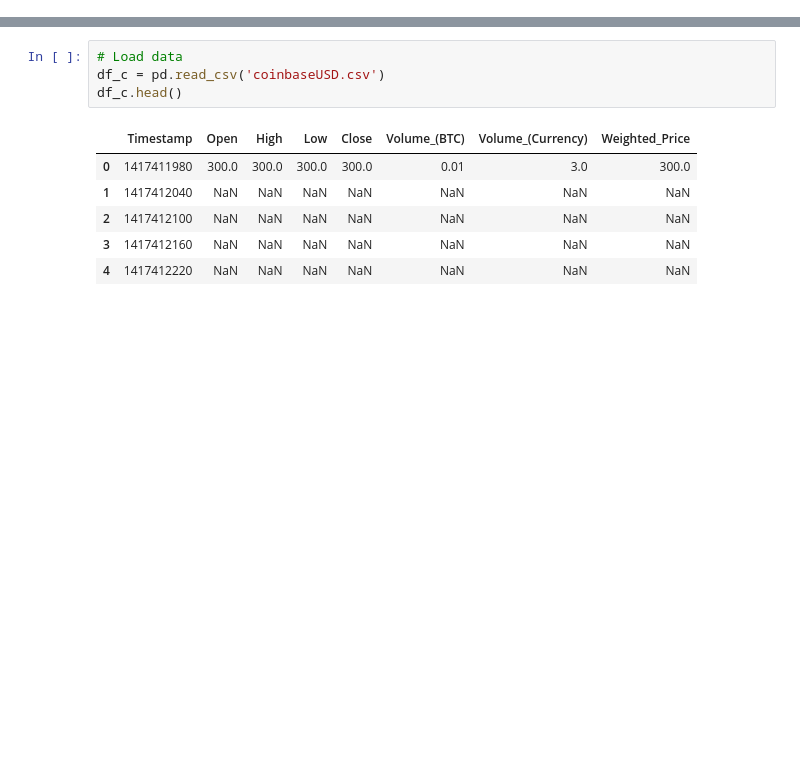
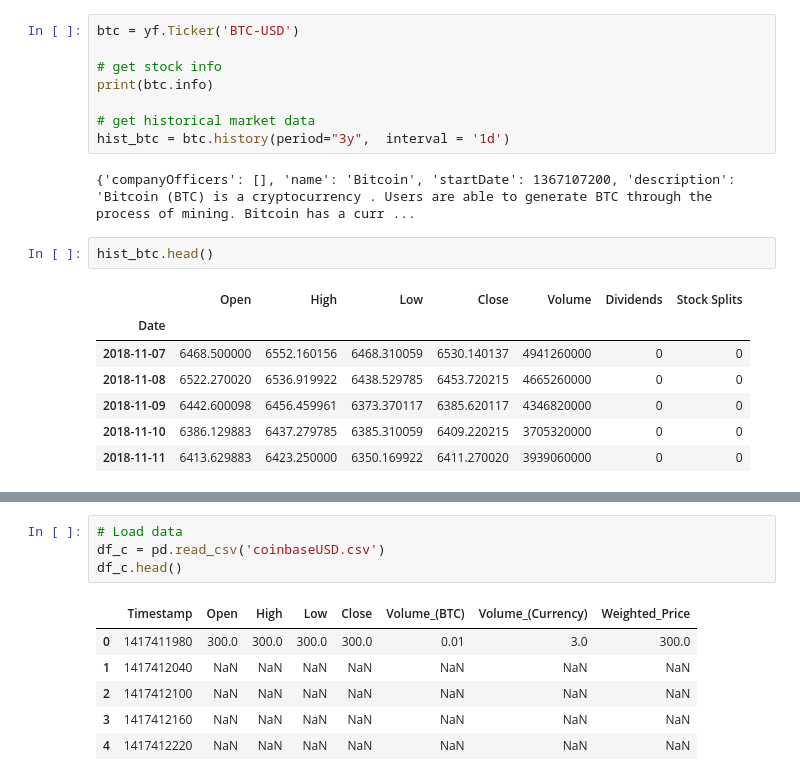
Before and after one commit to H93JEBALI/Stock-Crypto-prediction, a Jupyter notebook: Price_prediction.ipynb, the cells around one changed output, grey strips where cells are left out. Saved outputs shown, nothing was run; the diff lists cells and outputs as text; blank space fills up the shorter version.

```diff
--- a/Price_prediction.ipynb
+++ b/Price_prediction.ipynb
@@ -17,0 +13,20 @@ df_b[df_b['Close'] == max(df_b['Close'])][['Date', 'Close']]
+# %%
+btc = yf.Ticker('BTC-USD')
+
+# get stock info
+print(btc.info)
+
+# get historical market data
+hist_btc = btc.history(period="3y",  interval = '1d')
+# %% [output]
+{'companyOfficers': [], 'name': 'Bitcoin', 'startDate': 1367107200, 'description': 'Bitcoin (BTC) is a cryptocurrency . Users are able to generate BTC through the process of mining. Bitcoin has a curr ...
+# %%
+hist_btc.head()
+# %% [output]
+|  | Open | High | Low | Close | Volume | Dividends | Stock Splits |
+| Date |  |  |  |  |  |  |  |
+| 2018-11-07 | 6468.500000 | 6552.160156 | 6468.310059 | 6530.140137 | 4941260000 | 0 | 0 |
+| 2018-11-08 | 6522.270020 | 6536.919922 | 6438.529785 | 6453.720215 | 4665260000 | 0 | 0 |
+| 2018-11-09 | 6442.600098 | 6456.459961 | 6373.370117 | 6385.620117 | 4346820000 | 0 | 0 |
+| 2018-11-10 | 6386.129883 | 6437.279785 | 6385.310059 | 6409.220215 | 3705320000 | 0 | 0 |
+| 2018-11-11 | 6413.629883 | 6423.250000 | 6350.169922 | 6411.270020 | 3939060000 | 0 | 0 |
```
Also changed, not shown: parts of 5 cells of this notebook.
